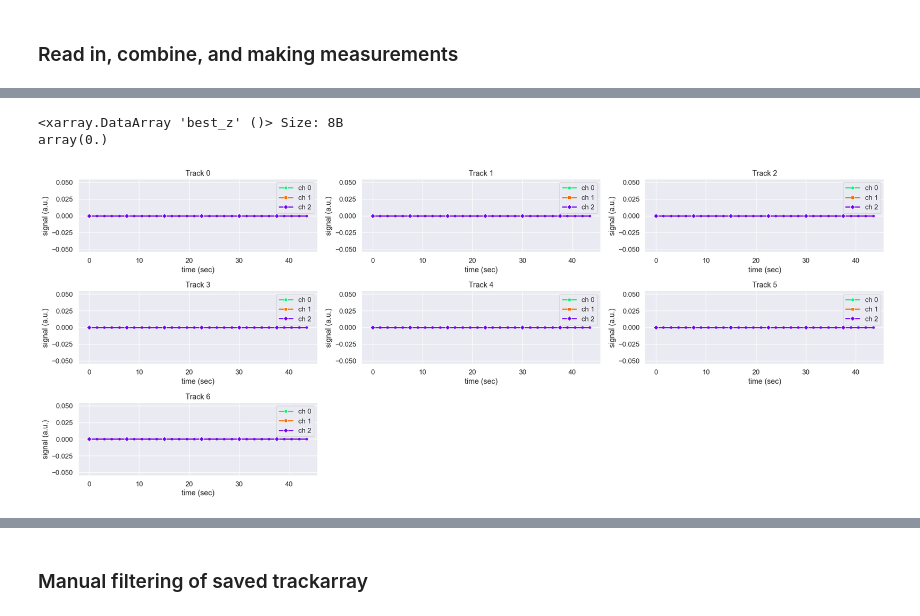
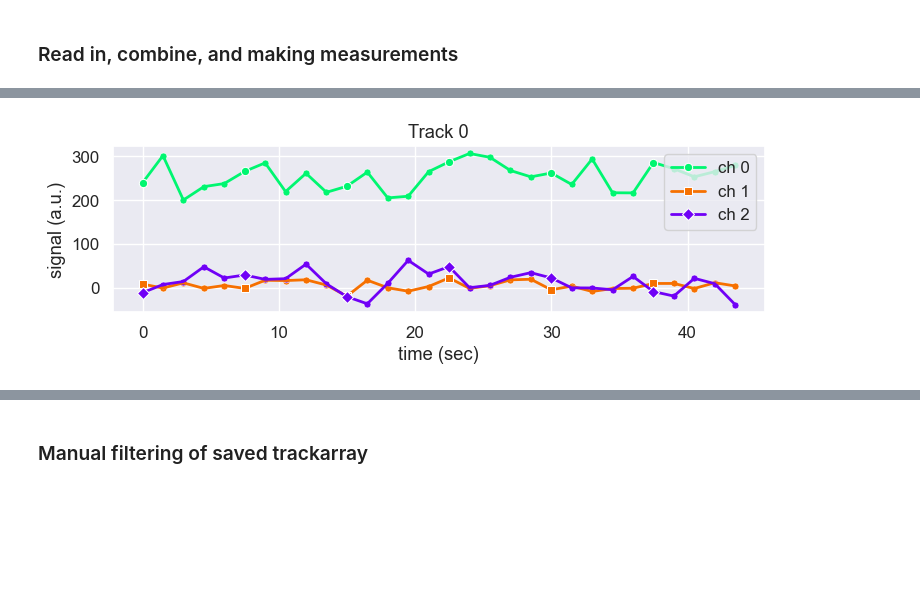
Before and after one commit to timstasevich/croparray, a Jupyter notebook: notebooks/CombineMeasureTrackArrays.ipynb, the cells around one changed output, grey strips where cells are left out. Drawn from its saved outputs; the diff is of its cells as text; code cells hidden in the pictures; blank space fills up the shorter version.

```diff
--- a/notebooks/CombineMeasureTrackArrays.ipynb
+++ b/notebooks/CombineMeasureTrackArrays.ipynb
@@ -66,8 +52,7 @@ TrackArray(tracks=568, t=30)
-# %%
-my_ta.best_z.mean()
-# %% [output]
-<xarray.DataArray 'best_z' ()> Size: 8B
-array(0.)
+# %%
+my_ta.isel(exp=0, fov=0).tplot.plot_track_signal_traces(track_ids=[0]);
+# %% [output]
+[figure, added]
 # %%
 # Create binary masks from "best_z" so can measure morphological properties.
 my_ta.ops.apply(
@@ -88,7 +73,3 @@ my_ta.ops.apply(
         morph_px=0,             # Apply a dilation of final mask (morph_pix > 0; <0 for erosion)
     ),
 );
-# %%
-my_ta.isel(exp=0, fov=0).tplot.plot_track_signal_traces(track_ids=[0,1,2,3,4,5,6]);
-# %% [output]
-[figure, removed]
```
Also changed, not shown: parts of 11 cells of this notebook, 5 other files.
